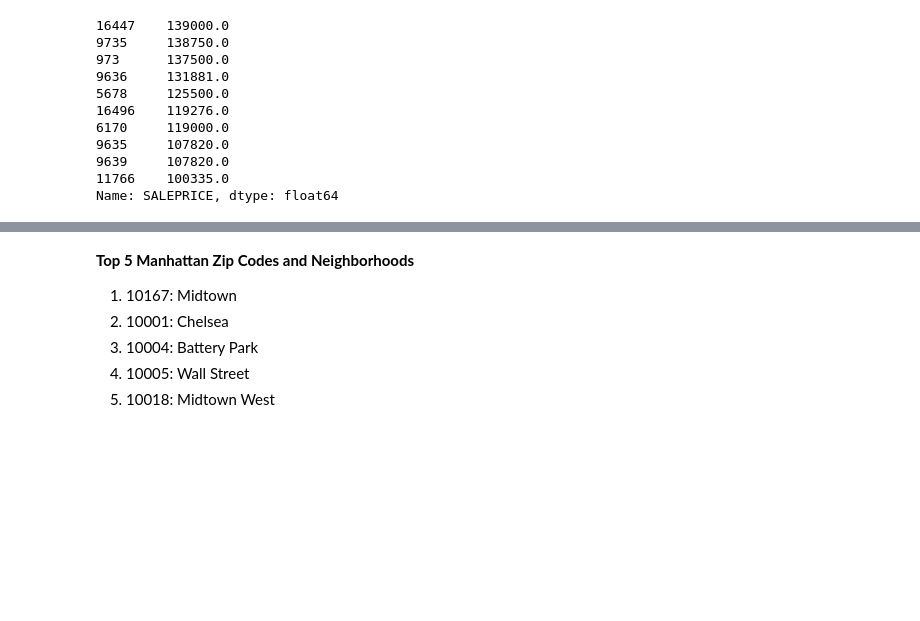
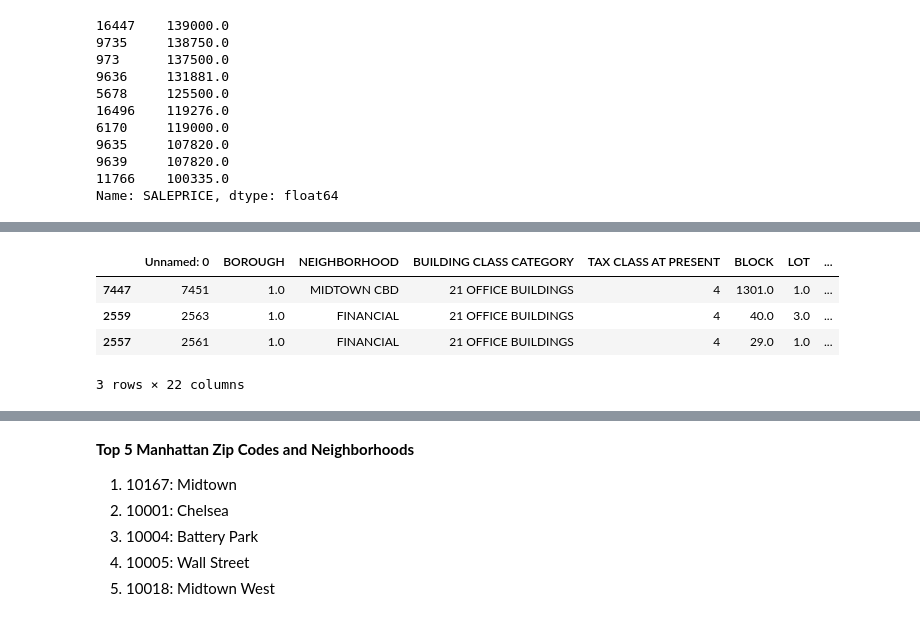
Before and after one commit to allenau1/dat-sf-60-hw, a Jupyter notebook: final_project/final_project_allen_au.ipynb, the cells around one changed output, grey strips where cells are left out. Drawn from its saved outputs; the diff is of its cells as text; code cells hidden in the pictures; blank space fills up the shorter version.

```diff
--- a/final_project/final_project_allen_au.ipynb
+++ b/final_project/final_project_allen_au.ipynb
@@ -429,3 +431,11 @@ ax.set_ylabel('Sales Price');
+# %%
+nyc_manhattan.sort_values(by='SALEPRICE', ascending=False).head(3)
+# %% [output]
+|  | Unnamed: 0 | BOROUGH | NEIGHBORHOOD | BUILDING CLASS CATEGORY | TAX CLASS AT PRESENT | BLOCK | LOT | ... |
+| 7447 | 7451 | 1.0 | MIDTOWN CBD | 21 OFFICE BUILDINGS | 4 | 1301.0 | 1.0 | ... |
+| 2559 | 2563 | 1.0 | FINANCIAL | 21 OFFICE BUILDINGS | 4 | 40.0 | 3.0 | ... |
+| 2557 | 2561 | 1.0 | FINANCIAL | 21 OFFICE BUILDINGS | 4 | 29.0 | 1.0 | ... |
+3 rows × 22 columns
 # %%
 # Top 10 Zip Codes with highest average sale price
 nyc_manhattan.groupby("ZIP CODE").SALEPRICE.mean().sort_values(ascending=False).head(5)
```
Also changed, not shown: parts of 41 cells of this notebook, 1 other file.
